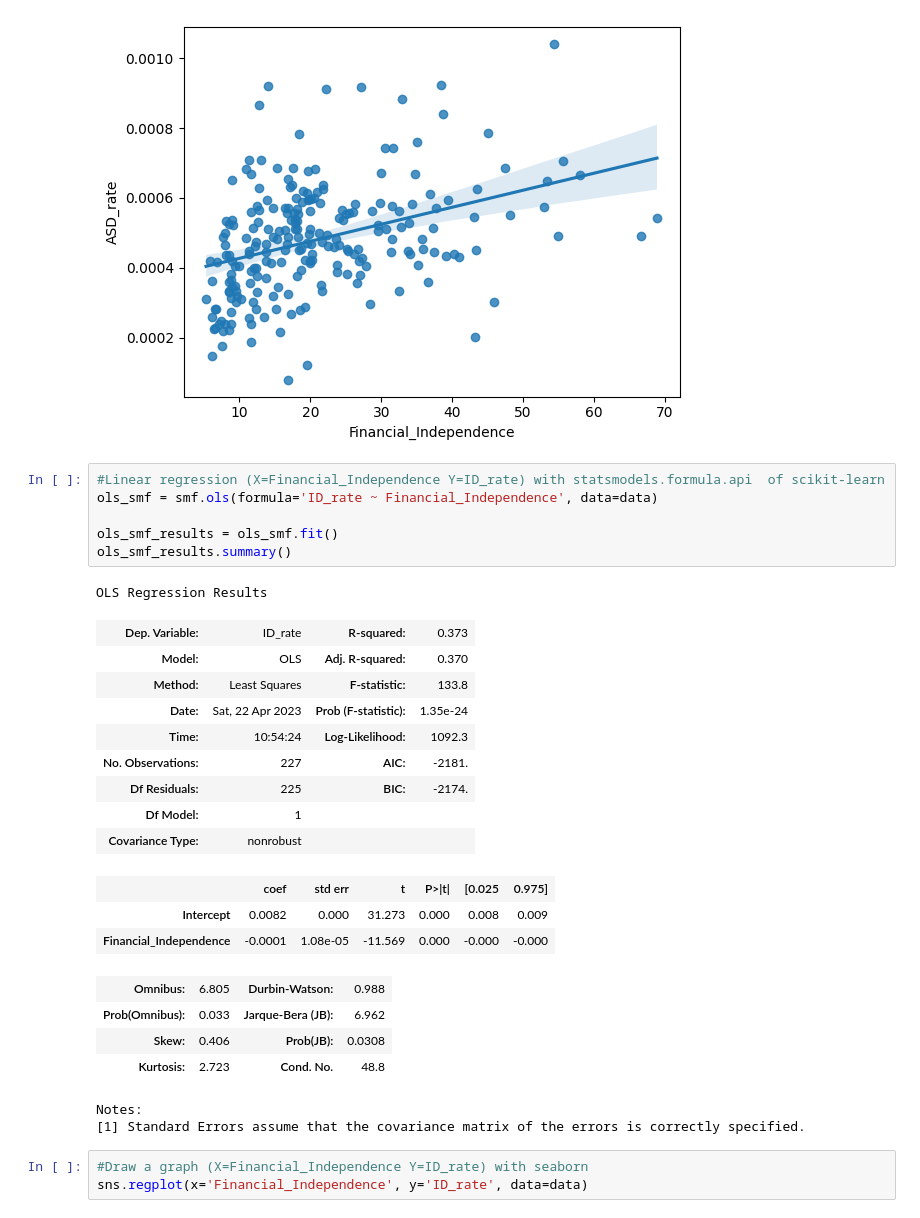
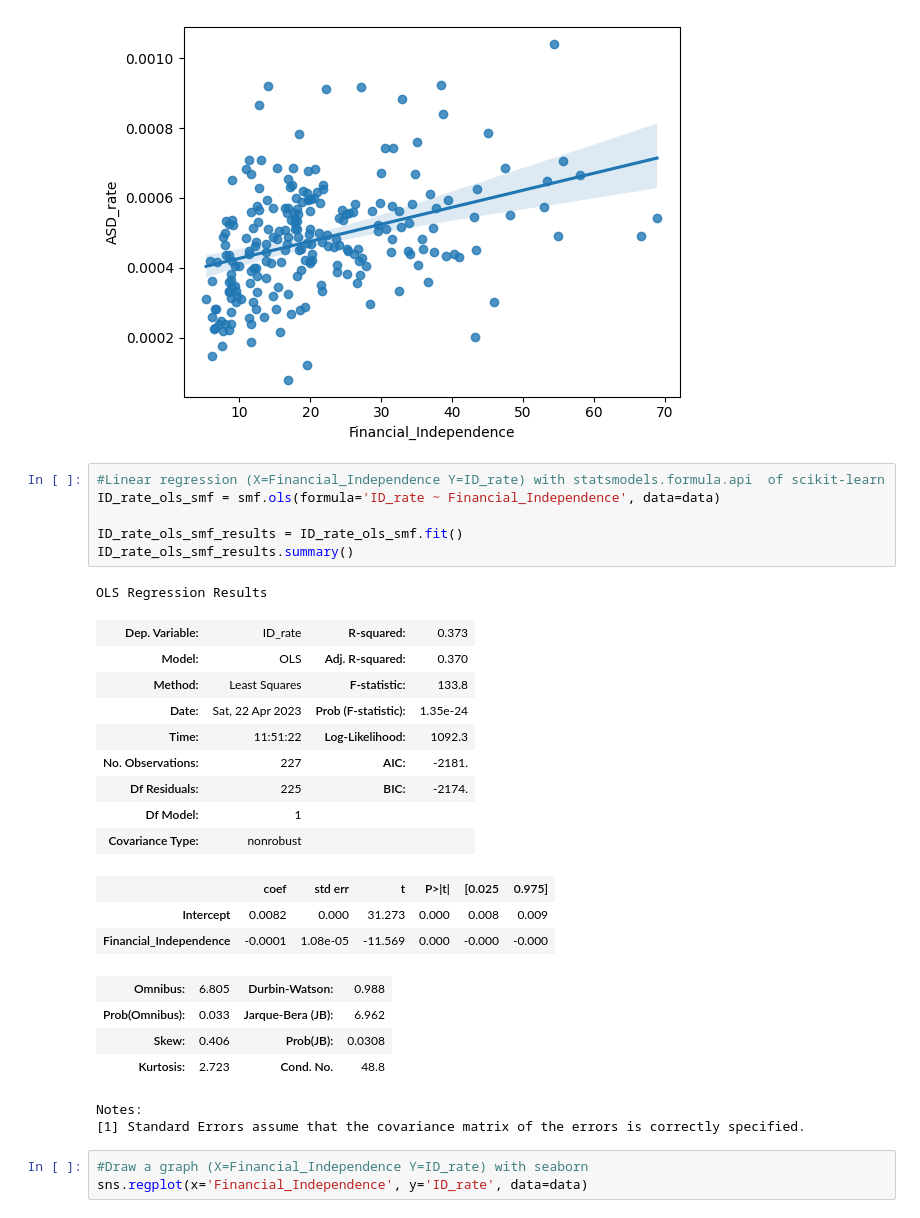
Before and after one commit to milkywaypeko/ASD_FI_Correlation, a Jupyter notebook: ASD_ID_FI_Correlation_Google.ipynb, the cells around one changed output. Drawn from its saved outputs; the diff is of its cells as text.

```diff
--- a/ASD_ID_FI_Correlation_Google.ipynb
+++ b/ASD_ID_FI_Correlation_Google.ipynb
@@ -127,17 +127,17 @@ sns.regplot(x='Financial_Independence', y='ASD_rate', data=data)
 [figure]
 # %%
 #Linear regression (X=Financial_Independence Y=ID_rate) with statsmodels.formula.api  of scikit-learn
-ols_smf = smf.ols(formula='ID_rate ~ Financial_Independence', data=data)
+ID_rate_ols_smf = smf.ols(formula='ID_rate ~ Financial_Independence', data=data)
 
-ols_smf_results = ols_smf.fit()
-ols_smf_results.summary()
+ID_rate_ols_smf_results = ID_rate_ols_smf.fit()
+ID_rate_ols_smf_results.summary()
 # %% [output]
 OLS Regression Results
 | Dep. Variable: | ID_rate | R-squared: | 0.373 |
 | Model: | OLS | Adj. R-squared: | 0.370 |
 | Method: | Least Squares | F-statistic: | 133.8 |
 | Date: | Sat, 22 Apr 2023 | Prob (F-statistic): | 1.35e-24 |
-| Time: | 10:54:24 | Log-Likelihood: | 1092.3 |
+| Time: | 11:51:22 | Log-Likelihood: | 1092.3 |
 | No. Observations: | 227 | AIC: | -2181. |
 | Df Residuals: | 225 | BIC: | -2174. |
 | Df Model: | 1 |  |  |
```
Also changed, not shown: parts of 3 cells of this notebook.
